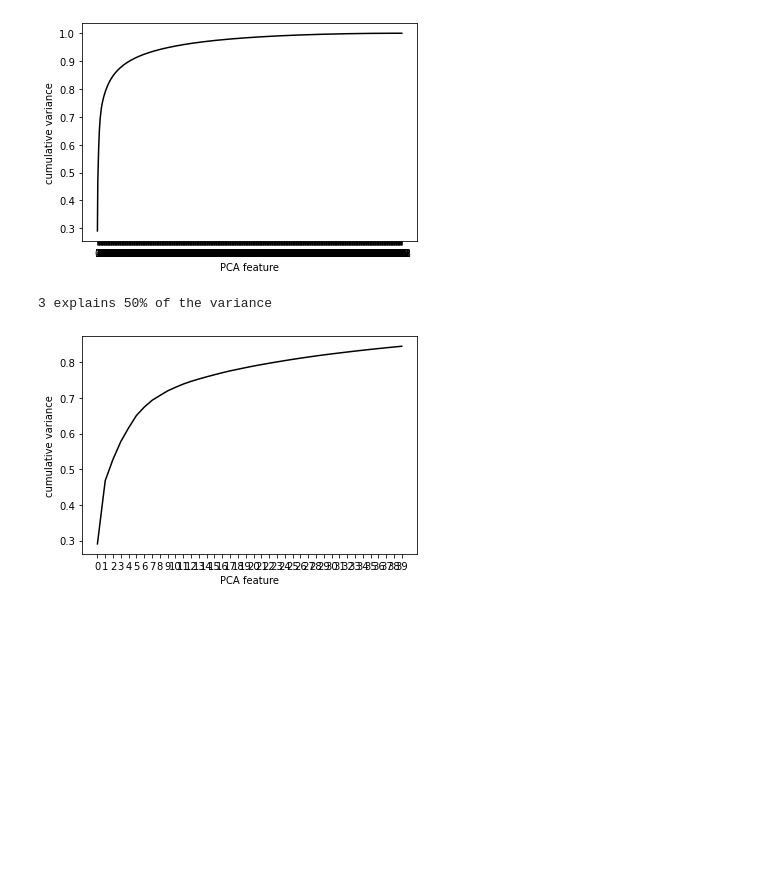
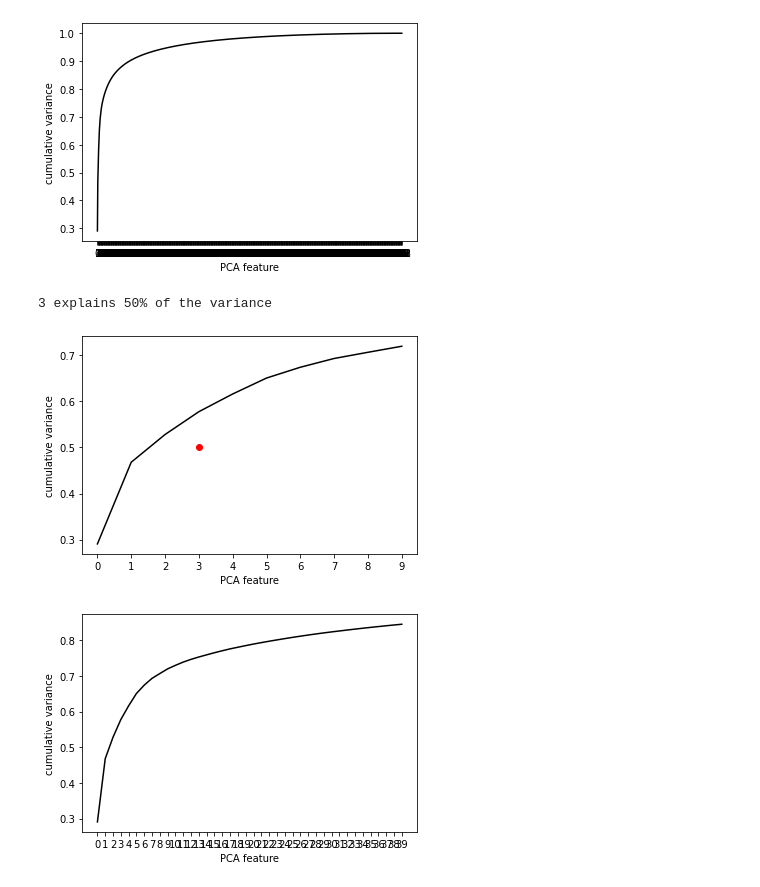
Before and after one commit to PeshangALO/AI_Math, a Jupyter notebook: assignment_4/task_2.ipynb, the cells around one changed output. Saved outputs shown, nothing was run; the diff lists cells and outputs as text; code cells hidden in the pictures; blank space fills up the shorter version.

```diff
--- a/assignment_4/task_2.ipynb
+++ b/assignment_4/task_2.ipynb
@@ -35,10 +33,19 @@ plt.show()
 # %%
 # calculatr how many components are needed to explain 50% of the variance?
 cumsum = np.cumsum(pca.explained_variance_ratio_)
 d = np.argmax(cumsum >= 0.5) + 1
 print(f"{d} explains 50% of the variance")
+
+features = range(10)
+plt.plot(features, np.cumsum(pca.explained_variance_ratio_[:10]), color='black')
+plt.plot(d, 0.5, "ro")
+plt.xlabel('PCA feature')
+plt.ylabel('cumulative variance')
+plt.xticks(features)
+plt.show()
 # %% [output]
 3 explains 50% of the variance
+[figure, added]
 # %%
 # plot the cumulative variance of 40 components
 features = range(40)
```
Also changed, not shown: parts of 1 cell of this notebook.
